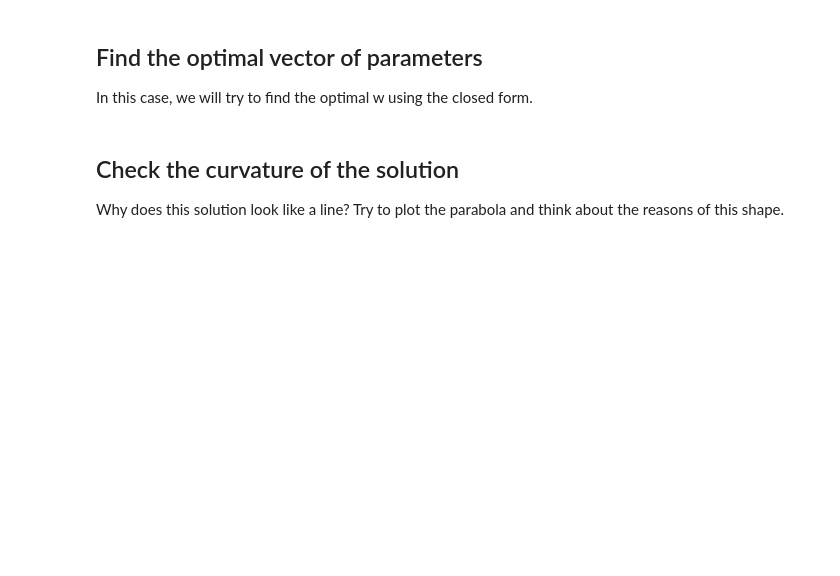
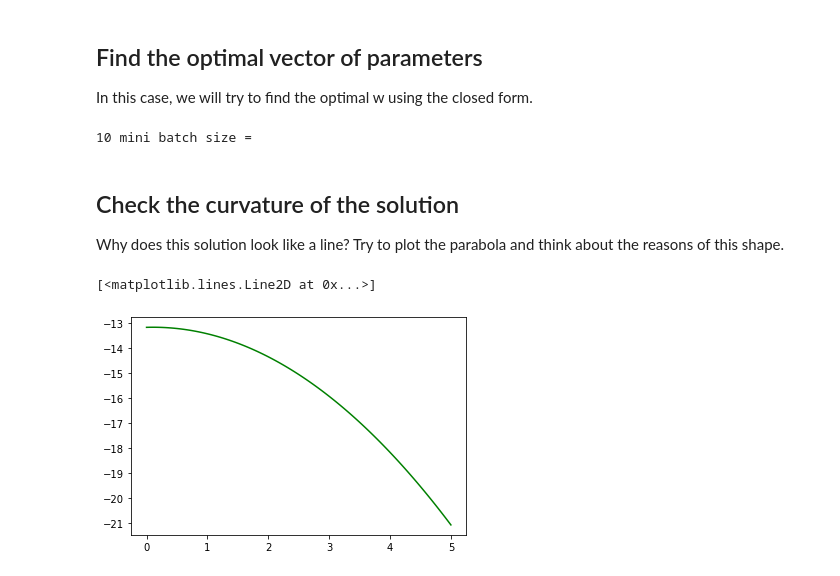
Before and after one commit to raozzo/ML, a Jupyter notebook: Exercises/Rifaccio es in classe.ipynb, the cells around one changed output. Saved outputs shown, nothing was run; the diff lists cells and outputs as text; code cells hidden in the pictures; blank space fills up the shorter version.

```diff
--- a/Exercises/Rifaccio es in classe.ipynb
+++ b/Exercises/Rifaccio es in classe.ipynb
@@ -170,7 +191,7 @@ print (mini_batch_size,'mini batch size = ') #uso quella della task precedente
 max_epoch= 2000
 
 #imposto un vettore dove sommo gli errori in ogni epoca
-total_error= np.zeros(max.epochs+1)
+total_error= np.zeros(max_epoch+1)
 
 #definisco la funzione degli errori
 def error_w(X,y,w):
@@ -184,7 +205,7 @@ for epochs in range(max_epoch):
     #genero delle permutazioni casuali (mini batch)
     perm = np.random.permutation(range(y.shape[0]))
     X_reg= X_reg[perm,:]
-    y = y[perm,:]
+    y = y[perm]
     # mini batch
     for j in range(0,y.shape[0],mini_batch_size):
 
@@ -194,10 +215,12 @@ for epochs in range(max_epoch):
 
         errors = y_batch - np.dot(X_batch, w)
 
-        w = w + eta * np.dot(np.transpose(X_batch), errors)
+        w = w + eta * np.dot(X_batch.T, errors)
 
 #come vettore di peso corretto uso l'ultimo vettore trovato
 #volendo potrei anche usare la media calcolata ad ogni iterazione
+# %% [output]
+10 mini batch size =
 # %% [markdown]
 ## Check the curvature of the solution
 
@@ -205,6 +228,10 @@ Why does this solution look like a line? Try to plot the parabola and think abou
 # %%
 # genero dei punti per plottare la linea
 x_grid = np.linspace(0, 5, 100)
 
 # plot line
-plt.plot(x_grid, w[0] + x_grid * w[1] + x_grid**2 * w[2])
+#plt.scatter(X1,y)
+plt.plot(x_grid, w[0] + x_grid * w[1] + x_grid**2 * w[2],c='g')
+# %% [output]
+[<matplotlib.lines.Line2D at 0x...>]
+[figure, added]
```
Also changed, not shown: parts of 6 cells of this notebook.
